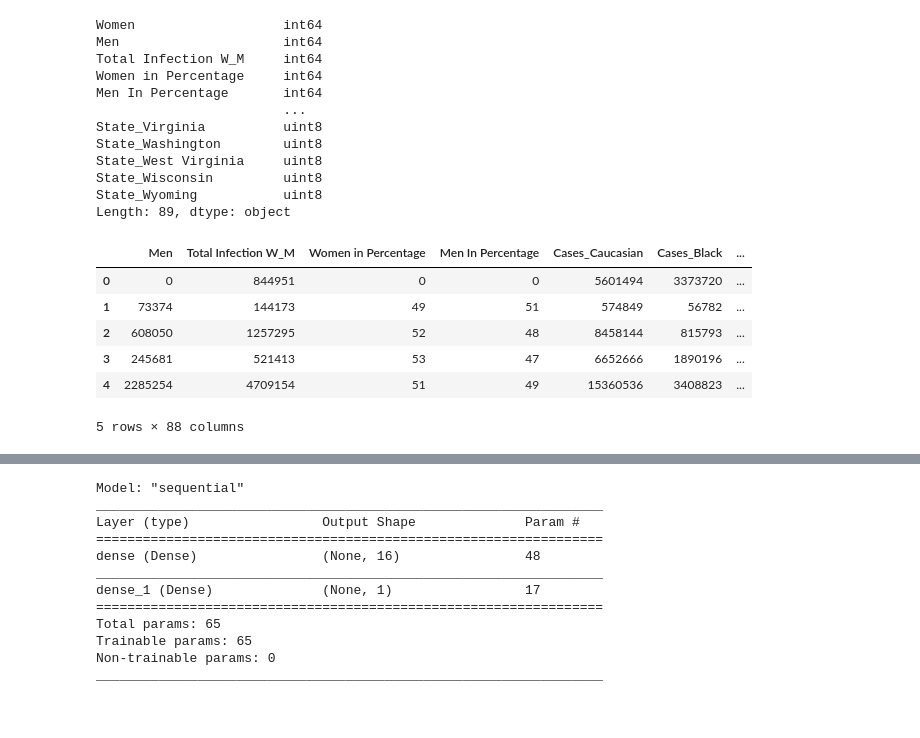
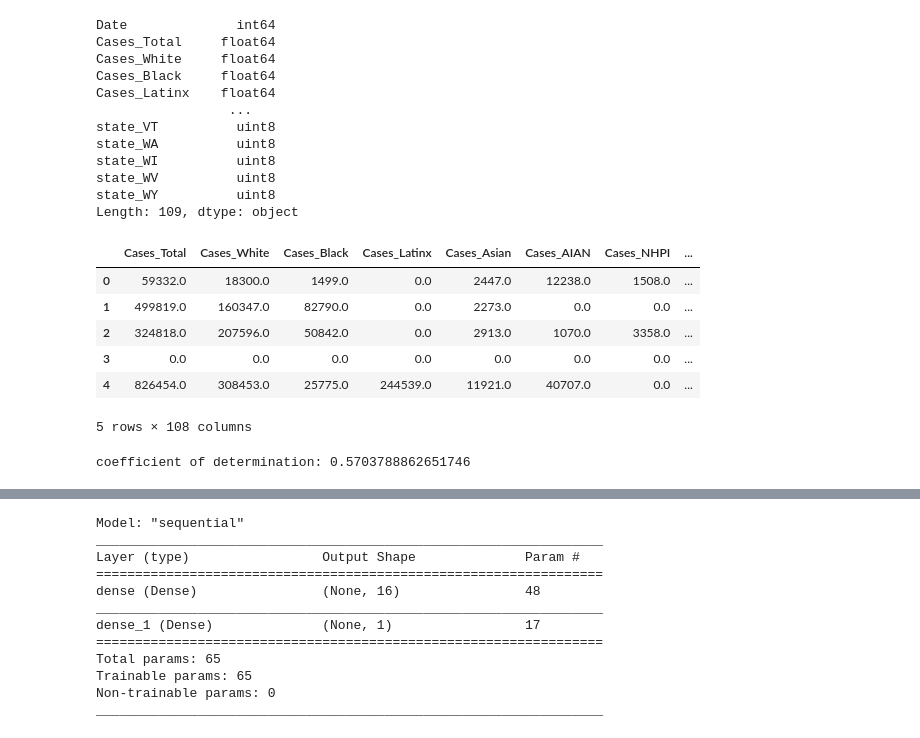
Before and after one commit to antirose/CovidInfectionAnalysis, a Jupyter notebook: machine learning model/machine_learning.ipynb, the cells around one changed output, grey strips where cells are left out. Drawn from its saved outputs; the diff is of its cells as text; code cells hidden in the pictures.

```diff
--- a/machine learning model/machine_learning.ipynb
+++ b/machine learning model/machine_learning.ipynb
@@ -18,7 +18,7 @@ import sklearn as skl
 import tensorflow as tf
 # %%
 # Read Dataset/load dataset
-covidanalysis_to_load = "./CovidFinalClean.csv"
+covidanalysis_to_load = "./Race_and_Ethnicity.csv"
 # %%
 covidanalysis_data_df = pd.read_csv(covidanalysis_to_load)
 # %%
@@ -158,4 +154,4 @@ covidanalysis_data_df
 # %%
-covidanalysis_encoded = pd.get_dummies(covidanalysis_df, columns=["State"])
+covidanalysis_encoded = pd.get_dummies(covidanalysis_df, columns=["state"])
 covidanalysis_encoded
 # %% [output]
@@ -180,27 +171,27 @@ covidanalysis_encoded
 # %%
 covidanalysis_encoded.dtypes
 # %% [output]
-Women                   int64
-Men                     int64
-Total Infection W_M     int64
-Women in Percentage     int64
-Men In Percentage       int64
-                        ...
-State_Virginia          uint8
-State_Washington        uint8
-State_West Virginia     uint8
-State_Wisconsin         uint8
-State_Wyoming           uint8
-Length: 89, dtype: object
+Date              int64
+Cases_Total     float64
+Cases_White     float64
+Cases_Black     float64
+Cases_Latinx    float64
+                 ...
+state_VT          uint8
+state_WA          uint8
+state_WI          uint8
+state_WV          uint8
+state_WY          uint8
+Length: 109, dtype: object
 # %%
-y = covidanalysis_encoded['Women']
-X = pd.get_dummies(covidanalysis_encoded).drop('Women', axis=1)
+y = covidanalysis_encoded['Date']
+X = pd.get_dummies(covidanalysis_encoded).drop('Date', axis=1)
 X.head()
 # %% [output]
-|  | Men | Total Infection W_M | Women in Percentage | Men In Percentage | Cases_Caucasian | Cases_Black | ... |
-| 0 | 0 | 844951 | 0 | 0 | 5601494 | 3373720 | ... |
-| 1 | 73374 | 144173 | 49 | 51 | 574849 | 56782 | ... |
-| 2 | 608050 | 1257295 | 52 | 48 | 8458144 | 815793 | ... |
-| 3 | 245681 | 521413 | 53 | 47 | 6652666 | 1890196 | ... |
-| 4 | 2285254 | 4709154 | 51 | 49 | 15360536 | 3408823 | ... |
+|  | Cases_Total | Cases_White | Cases_Black | Cases_Latinx | Cases_Asian | Cases_AIAN | Cases_NHPI | ... |
+| 0 | 59332.0 | 18300.0 | 1499.0 | 0.0 | 2447.0 | 12238.0 | 1508.0 | ... |
+| 1 | 499819.0 | 160347.0 | 82790.0 | 0.0 | 2273.0 | 0.0 | 0.0 | ... |
+| 2 | 324818.0 | 207596.0 | 50842.0 | 0.0 | 2913.0 | 1070.0 | 3358.0 | ... |
+| 3 | 0.0 | 0.0 | 0.0 | 0.0 | 0.0 | 0.0 | 0.0 | ... |
+| 4 | 826454.0 | 308453.0 | 25775.0 | 244539.0 | 11921.0 | 40707.0 | 0.0 | ... |
-5 rows × 88 columns
+5 rows × 108 columns
@@ -206,0 +208,6 @@ X.head()
+# %%
+# Obtain the coefficient of determination by calling the model with the score() function, then print the coefficient:
+r_sq = model.score(X_test, y_test)
+print('coefficient of determination:', r_sq)
+# %% [output]
+coefficient of determination: 0.5703788862651746
```
Also changed, not shown: parts of 44 cells of this notebook, 5 other files.
